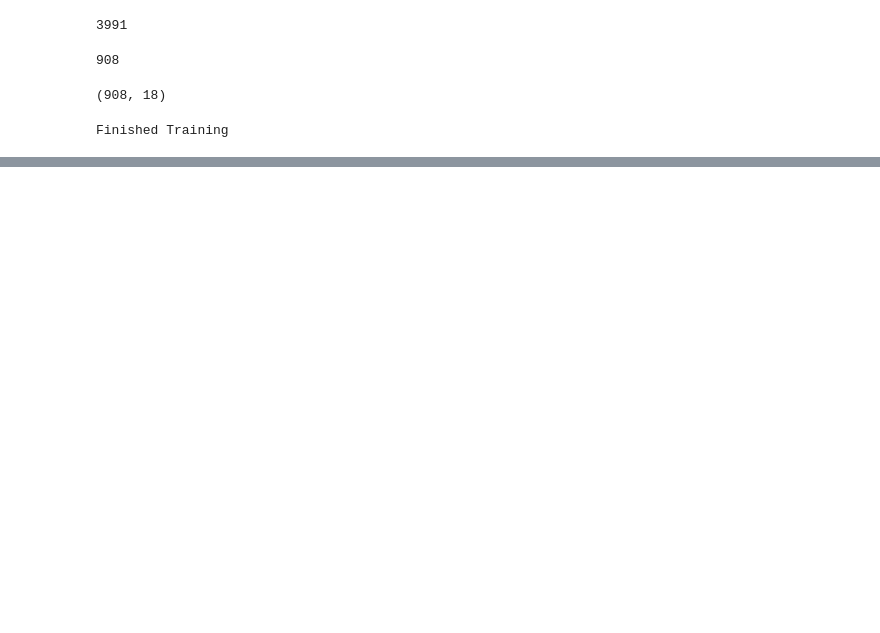
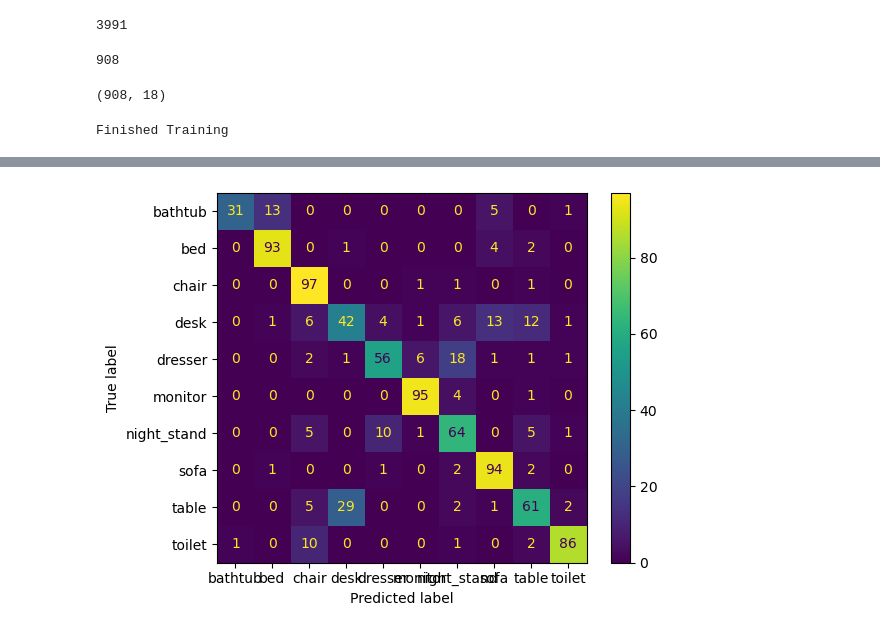
Before and after one commit to dijor0310/cse204-project, a Jupyter notebook: classification_modelnet10.ipynb, the cells around one changed output, grey strips where cells are left out. Saved outputs shown, nothing was run; the diff lists cells and outputs as text; code cells hidden in the pictures; blank space fills up the shorter version.

```diff
--- a/classification_modelnet10.ipynb
+++ b/classification_modelnet10.ipynb
@@ -990,7 +992,8 @@ Finished Training
 # %%
 test_loss = 0.0
 correct, total = 0,0
-
+y_pred = []
+y_true = []
 for i, data in enumerate(testloader, 0):
     # get the inputs; data is a list of [inputs, labels]
     # print(data.size())
@@ -1005,8 +1008,12 @@ for i, data in enumerate(testloader, 0):
 
     # forward + backward + optimize
     outputs = net_withPers(inputs, x_features)
-
+    # pred = np.zeros_like(outputs.cpu().detach().numpy())
+    # pred[]
+    # preds.append(outputs.cpu().detach().numpy())
     for o,l in zip(outputs, labels):
+        y_pred.append(torch.argmax(o).cpu().detach().numpy())
+        y_true.append(torch.argmax(l).cpu().detach().numpy())
         if torch.argmax(o)==torch.argmax(l):
             correct+=1
         total+=1
@@ -1018,0 +1026,3 @@ Test accuracy:  0.7819383259911894
+# %%
+y_pred = np.concatenate([y_pred], axis=0)
+y_true = np.concatenate([y_true], axis=0)
@@ -1023,0 +1040,9 @@ plt.plot(loss_values)
+# %%
+from sklearn.metrics import confusion_matrix, ConfusionMatrixDisplay
+cm = confusion_matrix(y_true, y_pred)
+disp = ConfusionMatrixDisplay(confusion_matrix=cm, display_labels=list(inv_classes.values()))
+disp.plot()
+# ConfusionMatrixDisplay.from_predictions(y_true, y_pred, xticks_rotation='vertical')
+plt.show()
+# %% [output]
+[figure, added]
```
Also changed, not shown: parts of 25 cells of this notebook, 4 other files.
